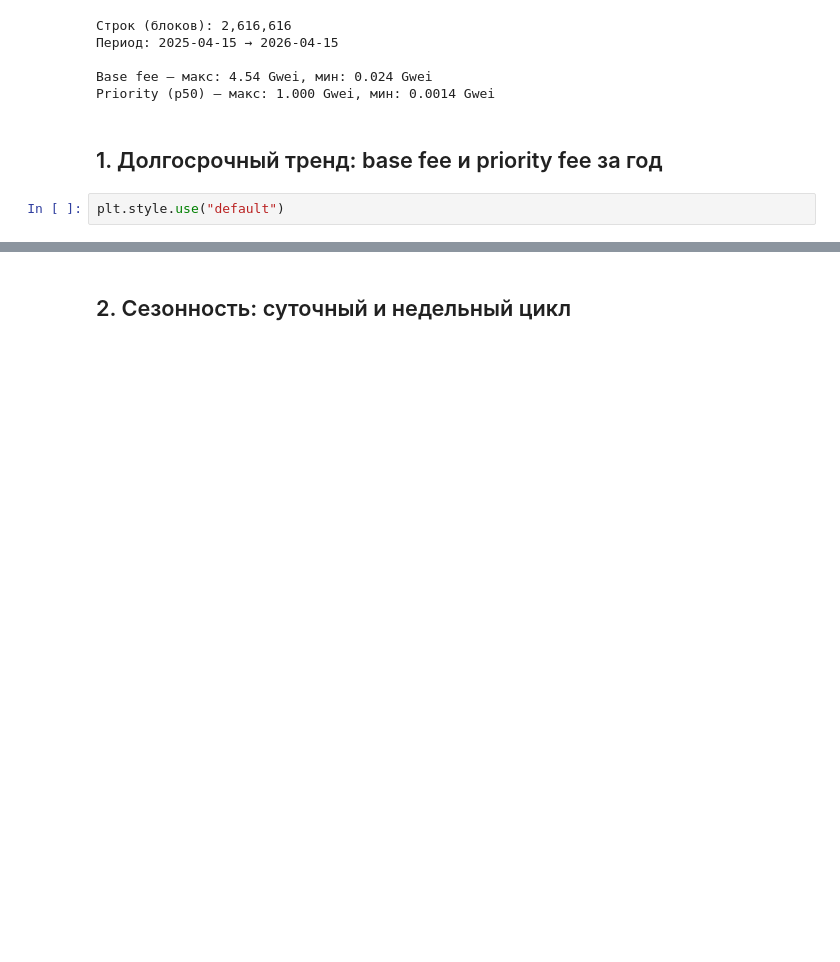
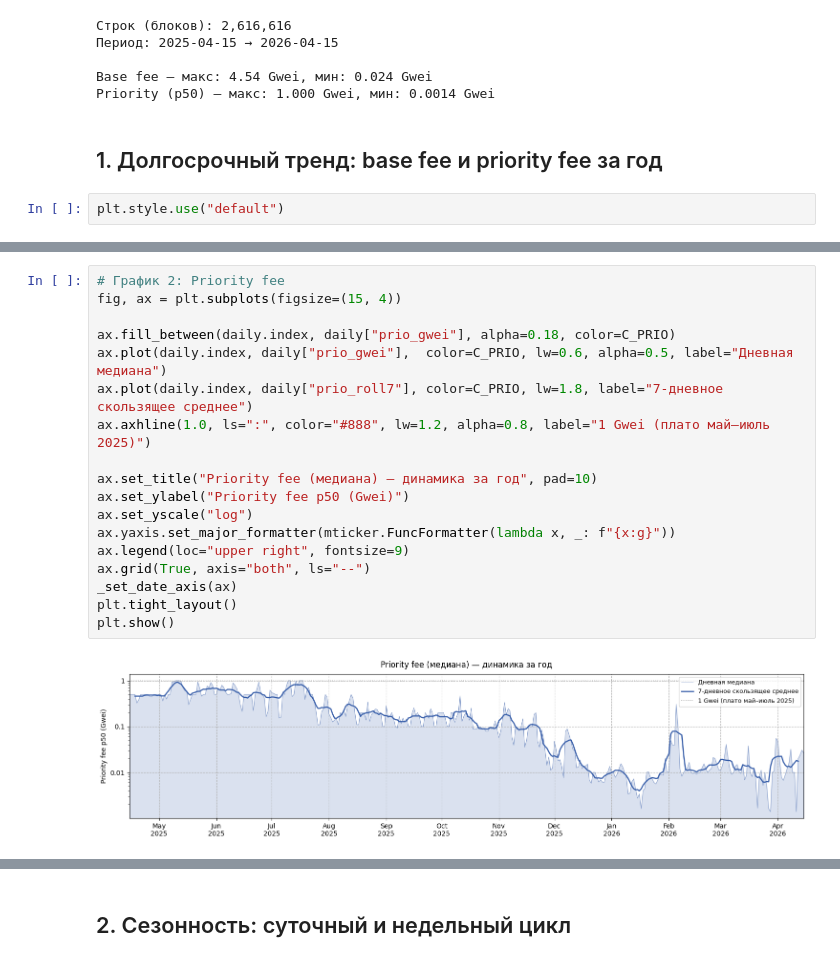
Before and after one commit to dizpatcher/ethereum-fee, a Jupyter notebook: notebooks/eda_extra.ipynb, the cells around one changed output, grey strips where cells are left out. Cells and saved outputs as stored; diff of their text form; blank space fills up the shorter version.

```diff
--- a/notebooks/eda_extra.ipynb
+++ b/notebooks/eda_extra.ipynb
@@ -139,0 +117,20 @@ plt.show()
+# %%
+# График 2: Priority fee
+fig, ax = plt.subplots(figsize=(15, 4))
+
+ax.fill_between(daily.index, daily["prio_gwei"], alpha=0.18, color=C_PRIO)
+ax.plot(daily.index, daily["prio_gwei"],  color=C_PRIO, lw=0.6, alpha=0.5, label="Дневная медиана")
+ax.plot(daily.index, daily["prio_roll7"], color=C_PRIO, lw=1.8, label="7-дневное скользящее среднее")
+ax.axhline(1.0, ls=":", color="#888", lw=1.2, alpha=0.8, label="1 Gwei (плато май–июль 2025)")
+
+ax.set_title("Priority fee (медиана) — динамика за год", pad=10)
+ax.set_ylabel("Priority fee p50 (Gwei)")
+ax.set_yscale("log")
+ax.yaxis.set_major_formatter(mticker.FuncFormatter(lambda x, _: f"{x:g}"))
+ax.legend(loc="upper right", fontsize=9)
+ax.grid(True, axis="both", ls="--")
+_set_date_axis(ax)
+plt.tight_layout()
+plt.show()
+# %% [output]
+[figure, added]
```
Also changed, not shown: parts of 4 cells of this notebook.
